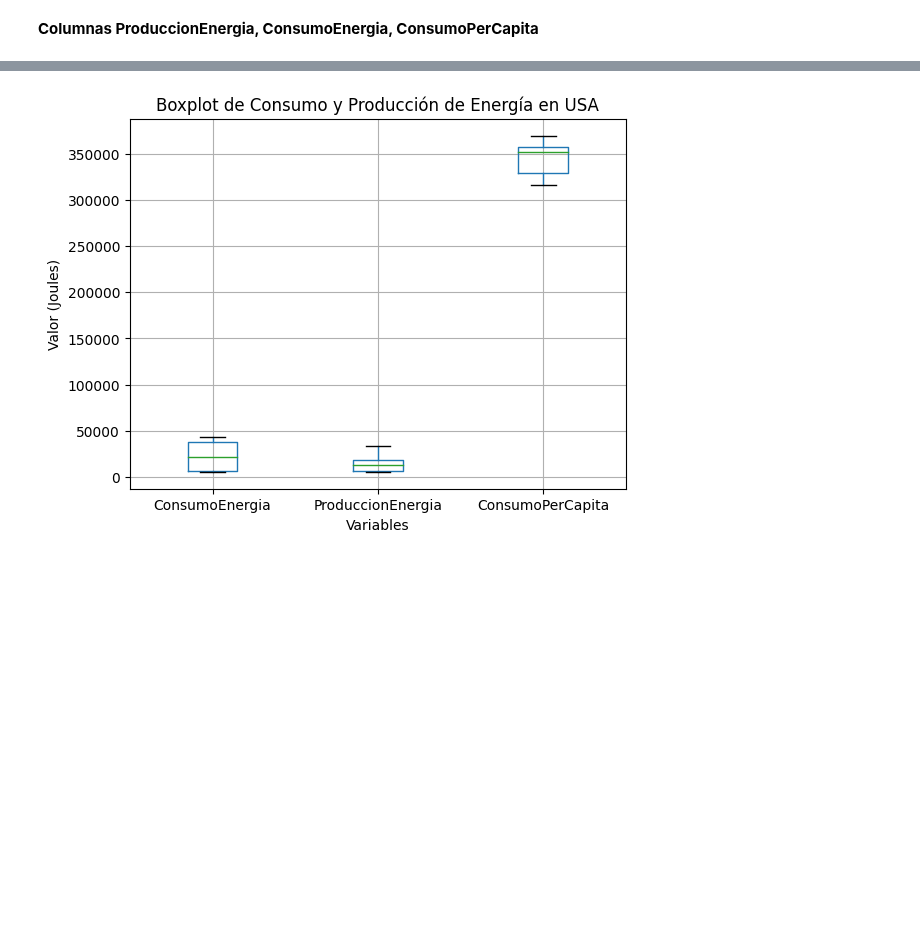
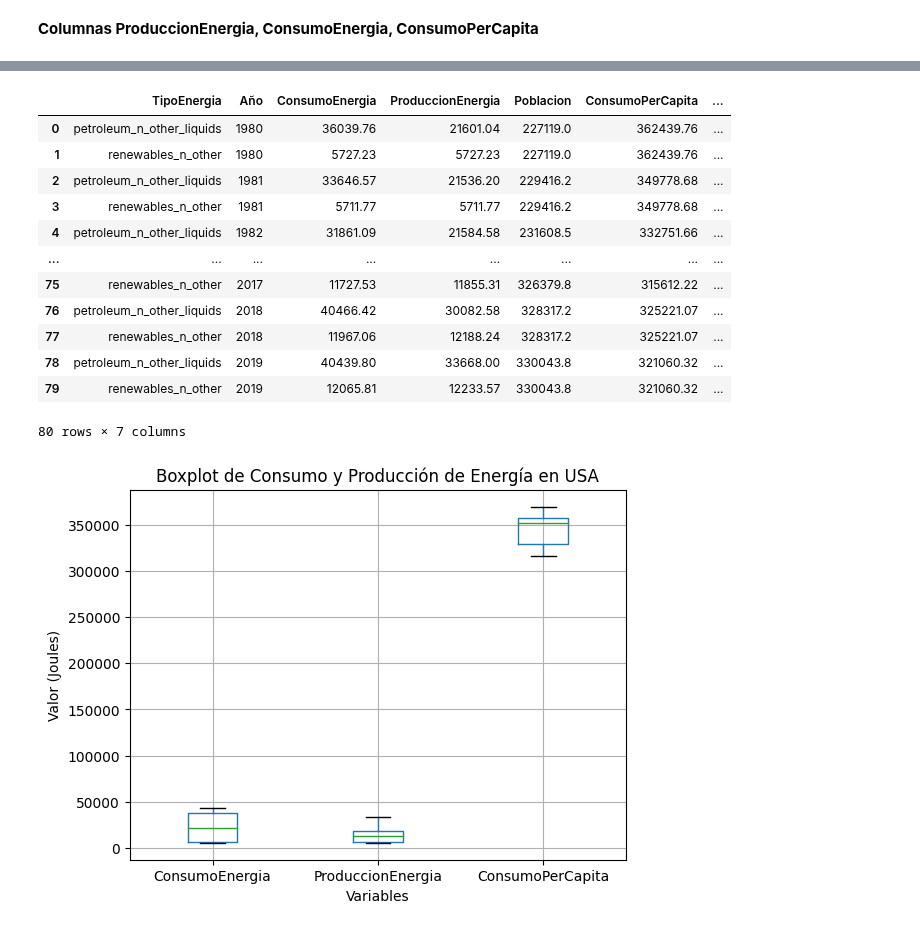
Before and after one commit to clblommberg/MVP_ML_TransporteNY, a Jupyter notebook: notebooks/02 EDA ambiental.ipynb, the cells around one changed output, grey strips where cells are left out. Drawn from its saved outputs; the diff is of its cells as text; code cells hidden in the pictures; blank space fills up the shorter version.

```diff
--- a/notebooks/02 EDA ambiental.ipynb
+++ b/notebooks/02 EDA ambiental.ipynb
@@ -770,3 +787,24 @@ emisiones_usa['ConsumoPerCapita'] = round(emisiones_usa['ConsumoPerCapita'] * 10
+# %%
+#Se eliminan columnas 'level_0' 'index' que aparecen producto del reseteo del indice
+# emisiones_usa = emisiones_usa.drop(['level_0', 'index'], axis=1)
+
+# redondeamos columna de emisiones de CO2
+emisiones_usa['TotalEmisionesCO2'] = emisiones_usa['TotalEmisionesCO2'].round(2)
+emisiones_usa
+# %% [output]
+|  | TipoEnergia | Año | ConsumoEnergia | ProduccionEnergia | Poblacion | ConsumoPerCapita | ... |
+| 0 | petroleum_n_other_liquids | 1980 | 36039.76 | 21601.04 | 227119.0 | 362439.76 | ... |
+| 1 | renewables_n_other | 1980 | 5727.23 | 5727.23 | 227119.0 | 362439.76 | ... |
+| 2 | petroleum_n_other_liquids | 1981 | 33646.57 | 21536.20 | 229416.2 | 349778.68 | ... |
+| 3 | renewables_n_other | 1981 | 5711.77 | 5711.77 | 229416.2 | 349778.68 | ... |
+| 4 | petroleum_n_other_liquids | 1982 | 31861.09 | 21584.58 | 231608.5 | 332751.66 | ... |
+| ... | ... | ... | ... | ... | ... | ... | ... |
+| 75 | renewables_n_other | 2017 | 11727.53 | 11855.31 | 326379.8 | 315612.22 | ... |
+| 76 | petroleum_n_other_liquids | 2018 | 40466.42 | 30082.58 | 328317.2 | 325221.07 | ... |
+| 77 | renewables_n_other | 2018 | 11967.06 | 12188.24 | 328317.2 | 325221.07 | ... |
+| 78 | petroleum_n_other_liquids | 2019 | 40439.80 | 33668.00 | 330043.8 | 321060.32 | ... |
+| 79 | renewables_n_other | 2019 | 12065.81 | 12233.57 | 330043.8 | 321060.32 | ... |
+80 rows × 7 columns
 # %%
 # Se crean los gráficos de boxplot para cada columna (1980-2019)
 emisiones_usa.boxplot(column=['ConsumoEnergia', 'ProduccionEnergia', 'ConsumoPerCapita'])
```
Also changed, not shown: parts of 10 cells of this notebook.
